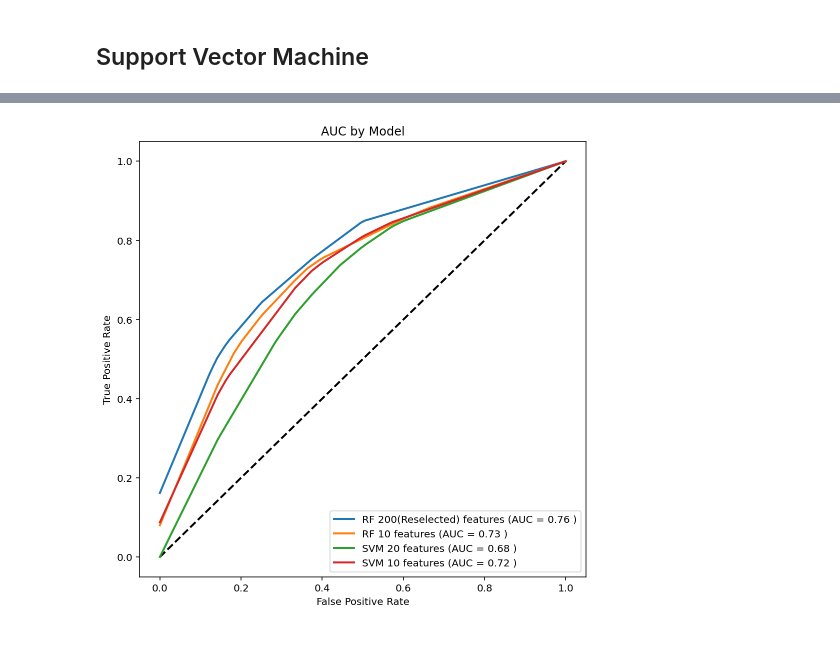
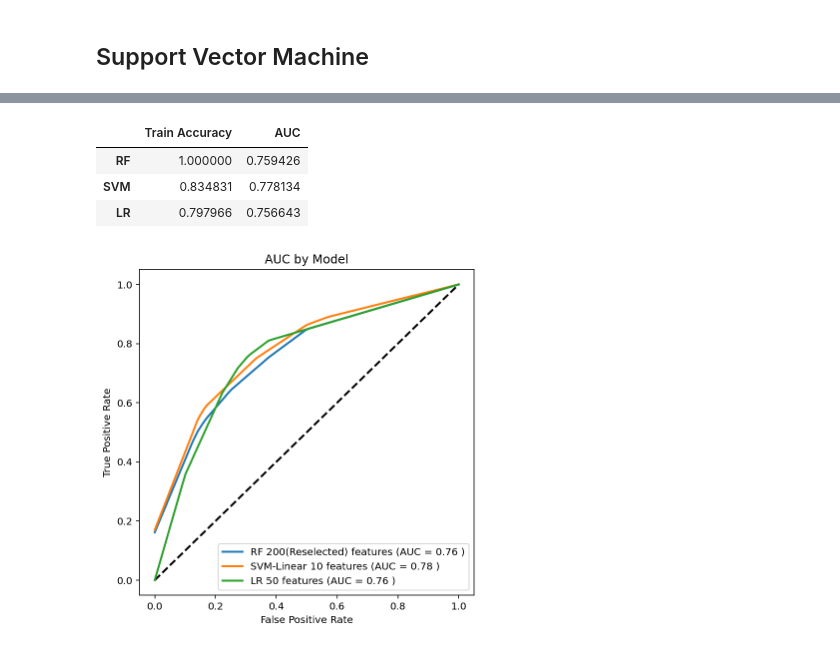
Before and after one commit to Yukodeng/118B-Final-Project, a Jupyter notebook: Cogs118B Final Project.ipynb, the cells around one changed output, grey strips where cells are left out. Saved outputs shown, nothing was run; the diff lists cells and outputs as text; code cells hidden in the pictures.

Commit message:
Added Logit regression

```diff
--- a/Cogs118B Final Project.ipynb
+++ b/Cogs118B Final Project.ipynb
@@ -385,0 +389,2 @@ plt.legend(loc="lower right")
+# %%
+y.replace({'autism':1,'control':0}, inplace=True)
@@ -430,7 +438,7 @@ gene_bestf['group'] = gene['group']
 from sklearn.svm import SVC
 # %%
 def my_SVM_CV(X, y, kernal='rbf', n_splits=10): # for k-fold cross-validation):
-    train_aucs, aucs, tprs = [],[],[]
+    train_accs, aucs, tprs = [],[],[]
     mean_fpr = np.linspace(0,1,100)
 
     kf = KFold(n_splits=n_splits, shuffle=True, random_state=42)
@@ -441,8 +449,8 @@ def my_SVM_CV(X, y, kernal='rbf', n_splits=10): # for k-fold cross-validation):
         # train
         # train_pred = clf.decision_function(X.iloc[train,:])
         train_pred = clf.predict(X.iloc[train,:])
-        train_auc = accuracy_score(y.iloc[train], train_pred)
-        train_aucs.append(train_auc)
+        train_acc = accuracy_score(y.iloc[train], train_pred)
+        train_accs.append(train_acc)
 
         # test
         # test_pred = clf.decision_function(X.iloc[test,:])
@@ -451,6 +459,6 @@ def my_SVM_CV(X, y, kernal='rbf', n_splits=10): # for k-fold cross-validation):
         tprs.append(interp(mean_fpr, fpr, tpr))
         aucs.append( auc(fpr, tpr) )
 
-    return clf, train_aucs, tprs
+    return clf, train_accs, tprs
 # %%
 # # Fit SVM model with 2707 features
@@ -519,0 +531,21 @@ plt.show()
+# %%
+def tool_LR(X, y, n_splits=5):
+    train_aucs, tprs, aucs = [],[],[]
+    mean_fpr = np.linspace(0,1,100)
+
+    kf = KFold(n_splits=n_splits, shuffle=True, random_state=40)
+    for train, test in kf.split(X,y):
+        clf = lm.LogisticRegression(C=70).fit(X.iloc[train,:],
+                                          y.iloc[train])
+        # training prediciton accuracy
+        train_pred = clf.predict(X.iloc[train,:])
+        train_auc = accuracy_score(train_pred, y.iloc[train])
+        train_aucs.append(train_auc)
+
+        # test set classification metrics
+        test_pred = clf.predict(X.iloc[test,:])
+        fpr, tpr, threshold = roc_curve(test_pred, y.iloc[test])
+        tprs.append(interp(mean_fpr, fpr, tpr))
+        aucs.append( auc(fpr, tpr) )
+
+    return clf, train_aucs, tprs
@@ -519,0 +570,2 @@ plt.show()
+# %%
+logit, logit_tacc, logit_tprs = tool_LR(gene.loc[:,fs_ls[-3]], y)
@@ -520,17 +582,24 @@ plt.show()
+# %%
+pd.DataFrame({'Train Accuracy':train_acc, 'AUC':aucs}, index=['RF','SVM','LR'])
+# %% [output]
+|  | Train Accuracy | AUC |
+| RF | 1.000000 | 0.759426 |
+| SVM | 0.834831 | 0.778134 |
+| LR | 0.797966 | 0.756643 |
 # %%
-plt.figure(figsize=(8,8))
+plt.figure(figsize=(6,6))
 plt.plot([0,1],[0,1],linestyle = '--',lw = 2,color = 'black')
 plot_roc(tprs4, text='RF 200(Reselected)')
-plot_roc(tprs3, text='RF 10')
-plot_roc(svm_tprs3, text='SVM 20')
-plot_roc(svm_tprs4, text='SVM 10')
+plot_roc(svml_tprs4, text='SVM-Linear 10')
+plot_roc(logit_tprs, text='LR 50')
+
 plt.xlabel('False Positive Rate')
 plt.ylabel('True Positive Rate')
 plt.title('AUC by Model')
 plt.legend(loc="lower right")
 plt.show()
 # %% [output]
-[figure, old version]
+[figure, new version]
 # %%
 draw_umap(X4)
 plt.title('200-feature mapping')
```
Also changed, not shown: parts of 15 cells of this notebook.
